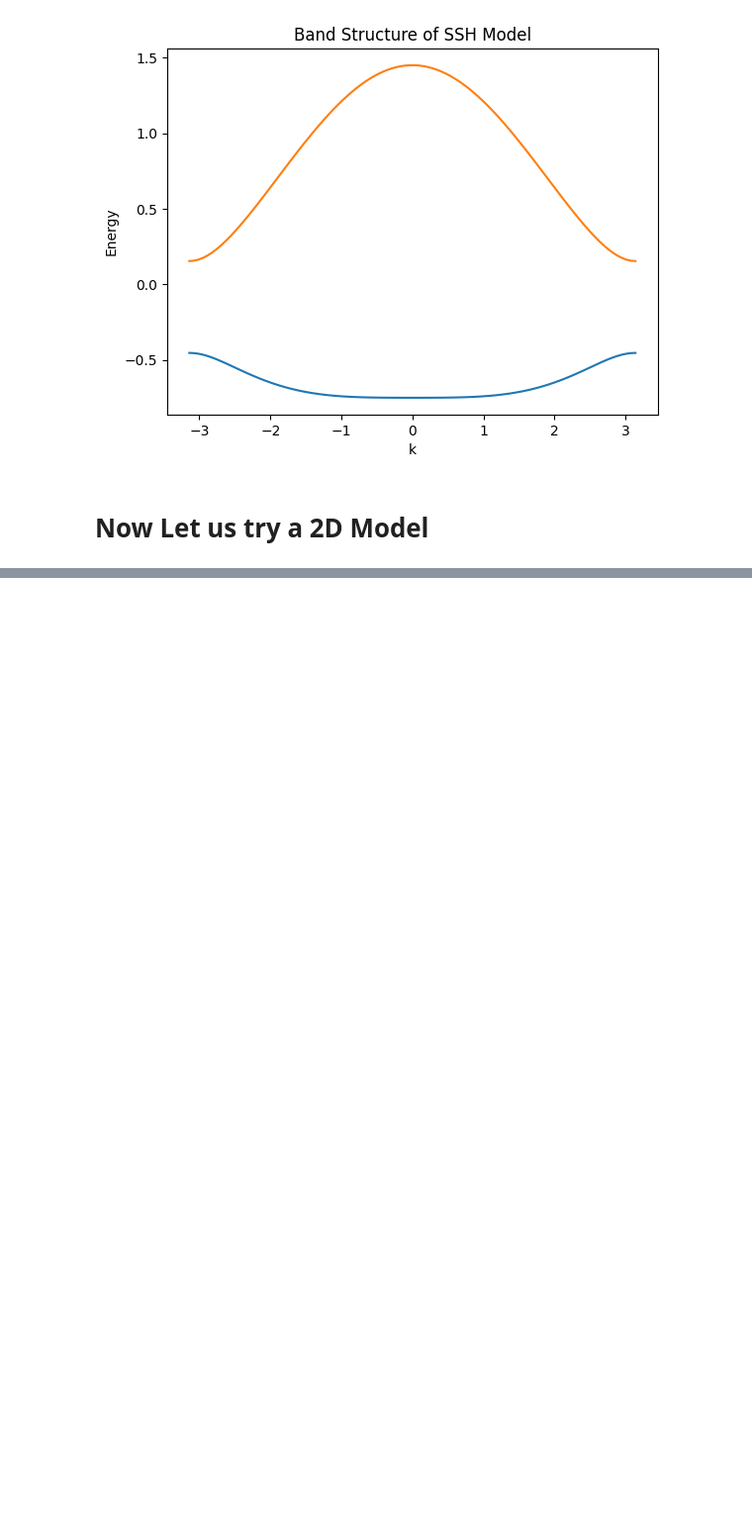
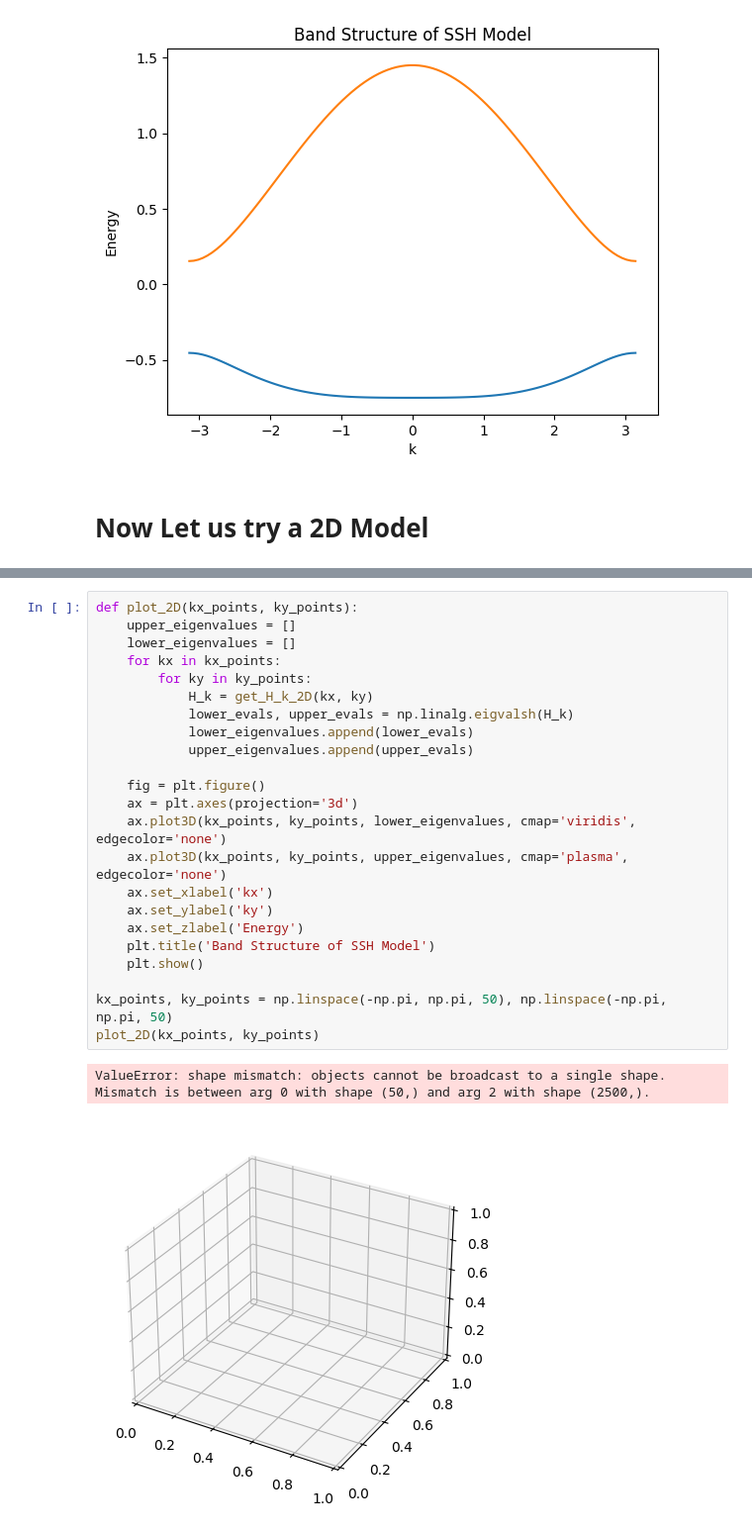
Before and after one commit to Benoul/Scientific_Computing_25-26, a Jupyter notebook: ITM/BH553_ITM_Practical.ipynb, the cells around one changed output, grey strips where cells are left out. Shown: that part at 99% size. Saved outputs shown, nothing was run; the diff lists cells and outputs as text; blank space fills up the shorter version.

```diff
--- a/ITM/BH553_ITM_Practical.ipynb
+++ b/ITM/BH553_ITM_Practical.ipynb
@@ -141,0 +151,26 @@ H_r = np.array([Haa, Hab, Hba, Hbb])
+# %%
+def plot_2D(kx_points, ky_points):
+    upper_eigenvalues = []
+    lower_eigenvalues = []
+    for kx in kx_points:
+        for ky in ky_points:
+            H_k = get_H_k_2D(kx, ky)
+            lower_evals, upper_evals = np.linalg.eigvalsh(H_k)
+            lower_eigenvalues.append(lower_evals)
+            upper_eigenvalues.append(upper_evals)
+
+    fig = plt.figure()
+    ax = plt.axes(projection='3d')
+    ax.plot3D(kx_points, ky_points, lower_eigenvalues, cmap='viridis', edgecolor='none')
+    ax.plot3D(kx_points, ky_points, upper_eigenvalues, cmap='plasma', edgecolor='none')
+    ax.set_xlabel('kx')
+    ax.set_ylabel('ky')
+    ax.set_zlabel('Energy')
+    plt.title('Band Structure of SSH Model')
+    plt.show()
+
+kx_points, ky_points = np.linspace(-np.pi, np.pi, 50), np.linspace(-np.pi, np.pi, 50)
+plot_2D(kx_points, ky_points)
+# %% [output]
+ValueError: shape mismatch: objects cannot be broadcast to a single shape.  Mismatch is between arg 0 with shape (50,) and arg 2 with shape (2500,).
+[figure, added]
```
Also changed, not shown: parts of 3 cells of this notebook.
